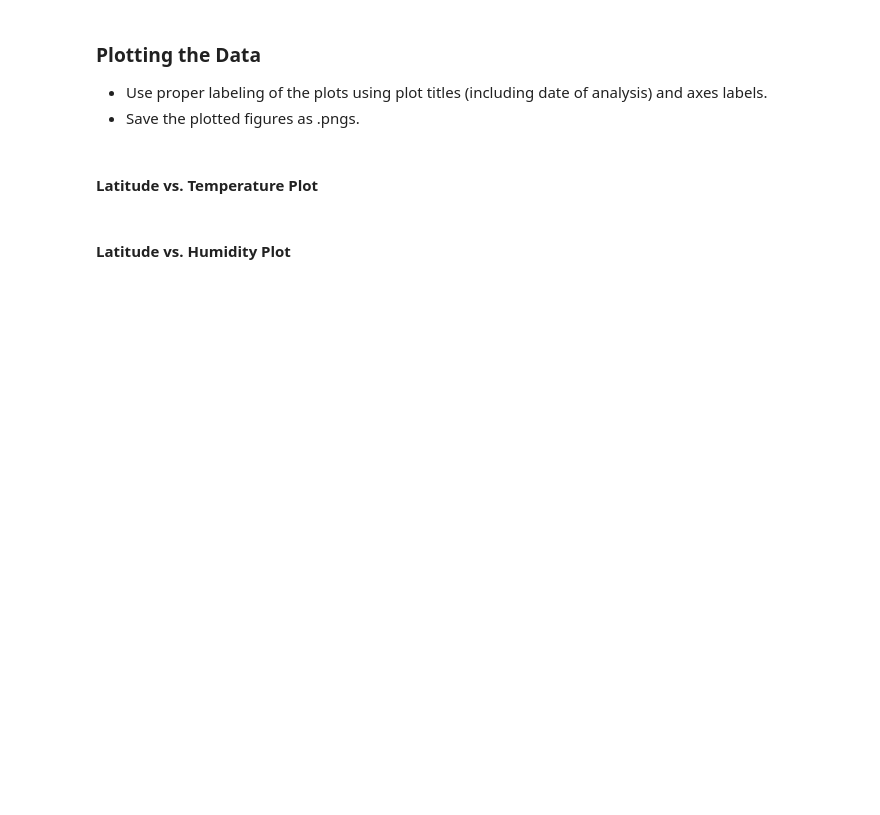
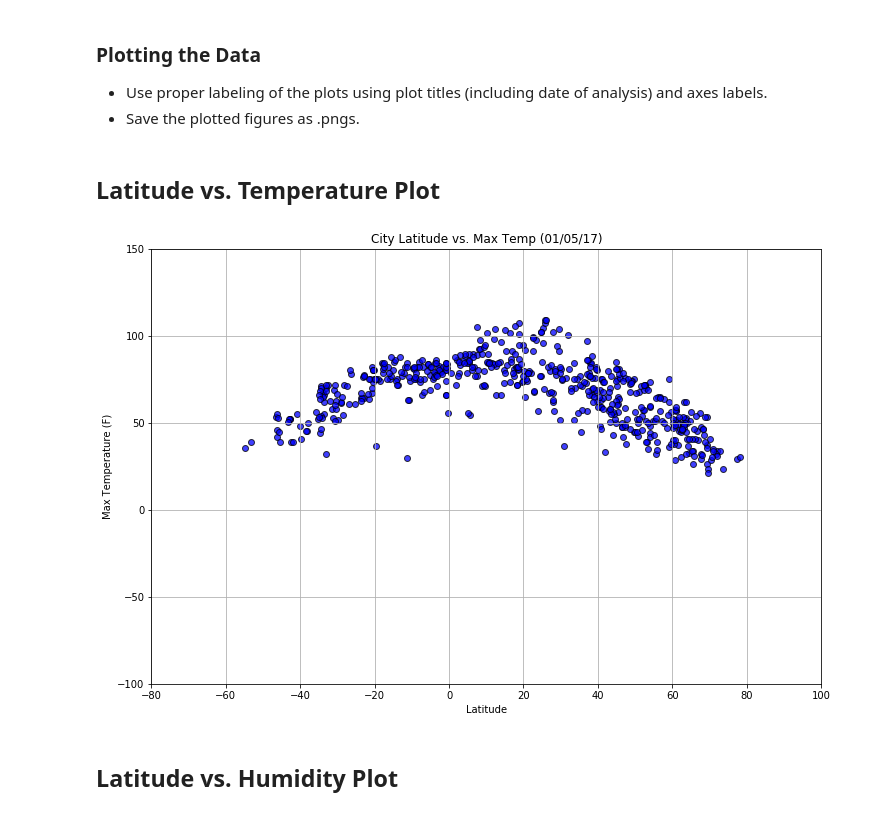
Before and after one commit to KPH3082/WeatherPy_WashU, a Jupyter notebook: WeatherPy_WashU.ipynb, the cells around one changed output. Saved outputs shown, nothing was run; the diff lists cells and outputs as text; code cells hidden in the pictures; blank space fills up the shorter version.

```diff
--- a/WeatherPy_WashU.ipynb
+++ b/WeatherPy_WashU.ipynb
@@ -156,6 +179,25 @@ print("finished")
 * Use proper labeling of the plots using plot titles (including date of analysis) and axes labels.
 * Save the plotted figures as .pngs.
 # %% [markdown]
-#### Latitude vs. Temperature Plot
+## Latitude vs. Temperature Plot
+# %%
+x = weather_df['Lat']
+y = weather_df['Max Temp']
+plt.figure(figsize=(12, 8))
+
+plt.scatter(x, y, color='blue', edgecolors='black', alpha=0.75)
+
+plt.title('City Latitude vs. Max Temp (01/05/17)')
+plt.xlabel('Latitude')
+plt.ylabel('Max Temperature (F)')
+plt.grid()
+plt.xlim(-80, 100)
+plt.ylim(-100, 150)
+
+
+
+plt.show()
+# %% [output]
+[figure, added]
 # %% [markdown]
-#### Latitude vs. Humidity Plot
+## Latitude vs. Humidity Plot
```
Also changed, not shown: parts of 14 cells of this notebook.
